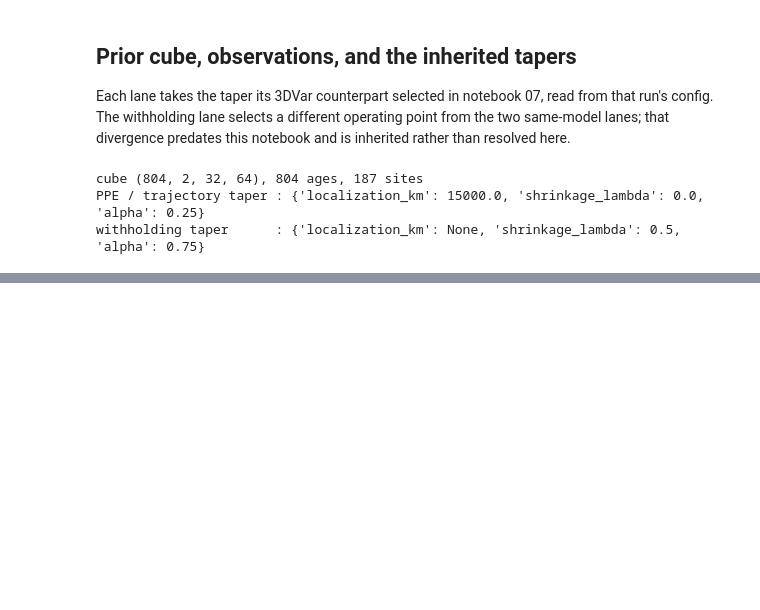
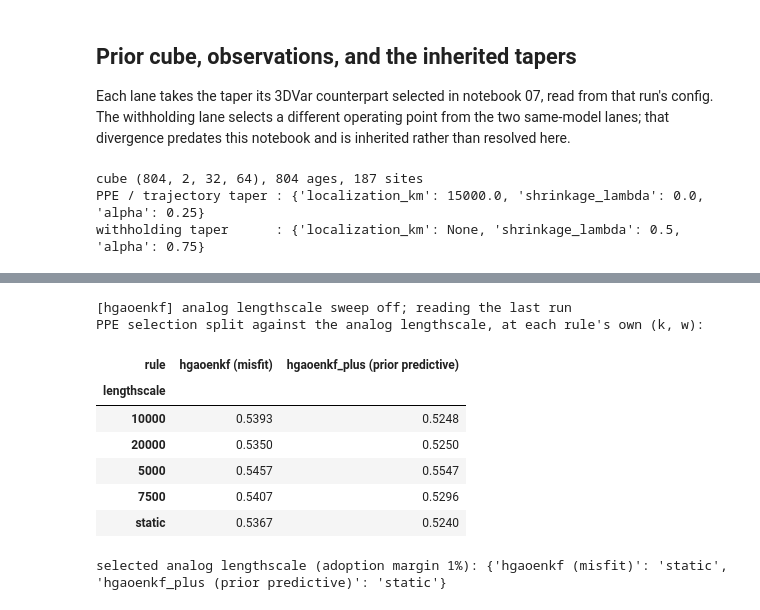
Before and after one commit to evgeni-g-georgiev/sparse_paleoclimate_field_reconstruction, a Jupyter notebook: notebooks/10_hgaoenkf.ipynb, the cells around one changed output, grey strips where cells are left out. Saved outputs shown, nothing was run; the diff lists cells and outputs as text; code cells hidden in the pictures; blank space fills up the shorter version.

```diff
--- a/notebooks/10_hgaoenkf.ipynb
+++ b/notebooks/10_hgaoenkf.ipynb
@@ -310,0 +459,60 @@ selected on PPE (evidence): k=60, hybrid_w=0.75, b_scale=5.0
+# %%
+LOC_SEL = {rule: None for rule in RULES}
+
+if RUN_LOC_SWEEP:
+    missing = [r for r in RULES if r not in K_SEL]
+    if missing:
+        raise RuntimeError(f"the lengthscale sweep runs at each rule's PPE-selected "
+                           f"(k, hybrid_w); run the PPE grid for {missing} first")
+    shutil.rmtree(HG_LOC, ignore_errors=True)
+    t0 = time.time()
+    for rule in RULES:
+        for km in LOC_GRID:
+            ex.run_ppe(cube, ages, lats, lons, valid, long_ppe, str(HG_LOC),
+                       make_method=make_hgaoenkf(
+                           cube, ages, lats, lons, k=K_SEL[rule], hybrid_w=W_SEL[rule],
+                           selection=rule, analog_localization_km=km),
+                       estimator=ex.analog_localization_estimator(rule, km),
+                       method_cols=ex.analog_cols(K_SEL[rule], W_SEL[rule]),
+                       n_noise=5, truth_stride=10, **TAPER_PPE)
+            print(f"  {rule} loc={loc_label(km)} done "
+                  f"(elapsed {time.time() - t0:.0f}s)", flush=True)
+else:
+    print("[hgaoenkf] analog lengthscale sweep off; reading the last run")
+
+if not (HG_LOC / "metrics.csv").exists():
+    print("[hgaoenkf] no lengthscale sweep on disk; every rule stays at the static value")
+else:
+    M_LOC = pd.read_csv(HG_LOC / "metrics.csv")
+    rows = []
+    for rule in RULES:
+        for km in LOC_GRID:
+            label = ex.method_label(ex.analog_localization_estimator(rule, km))
+            sel = M_LOC[(M_LOC.split == "selection") & (M_LOC.method == label)
+                        & (M_LOC.channel == "pooled") & (M_LOC.do_event == "all")
+                        & (M_LOC.metric == "rrmse")]
+            if len(sel):
+                rows.append({"rule": RULE_LABEL[rule], "km": km,
+                             "lengthscale": loc_label(km),
+                             "selection rrmse": float(sel["value"].min())})
+    loc_tab = pd.DataFrame(rows)
+    print("PPE selection split against the analog lengthscale, at each rule's own (k, w):")
+    display(loc_tab.pivot(index="lengthscale", columns="rule",
+                          values="selection rrmse").round(4))
+    for rule in RULES:
+        sub = loc_tab[loc_tab.rule == RULE_LABEL[rule]]
+        if len(sub):
+            LOC_SEL[rule] = pick_lengthscale(sub, LOC_GRID)
+    print(f"selected analog lengthscale (adoption margin {100 * SEL_MARGIN:.0f}%):",
+          {RULE_LABEL[r]: loc_label(LOC_SEL[r]) for r in RULES})
+# %% [output]
+[hgaoenkf] analog lengthscale sweep off; reading the last run
+PPE selection split against the analog lengthscale, at each rule's own (k, w):
+| rule | hgaoenkf (misfit) | hgaoenkf_plus (prior predictive) |
+| lengthscale |  |  |
+| 10000 | 0.5393 | 0.5248 |
+| 20000 | 0.5350 | 0.5250 |
+| 5000 | 0.5457 | 0.5547 |
+| 7500 | 0.5407 | 0.5296 |
+| static | 0.5367 | 0.5240 |
+selected analog lengthscale (adoption margin 1%): {'hgaoenkf (misfit)': 'static', 'hgaoenkf_plus (prior predictive)': 'static'}
```
Also changed, not shown: parts of 25 cells of this notebook.
